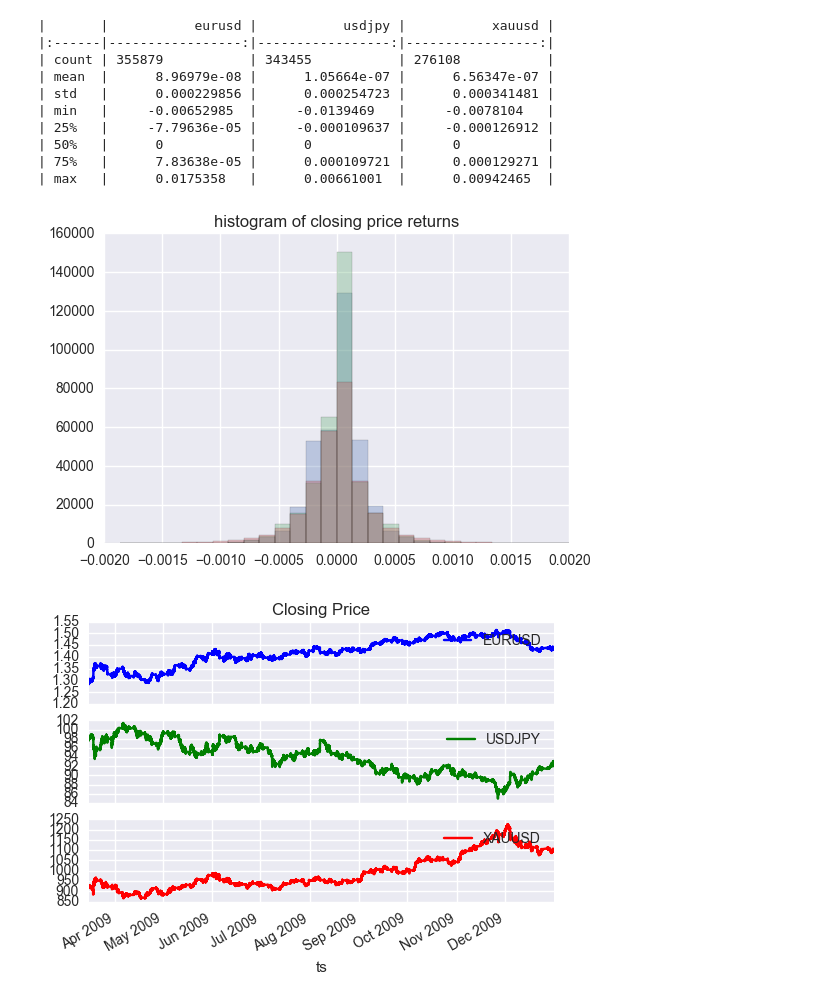
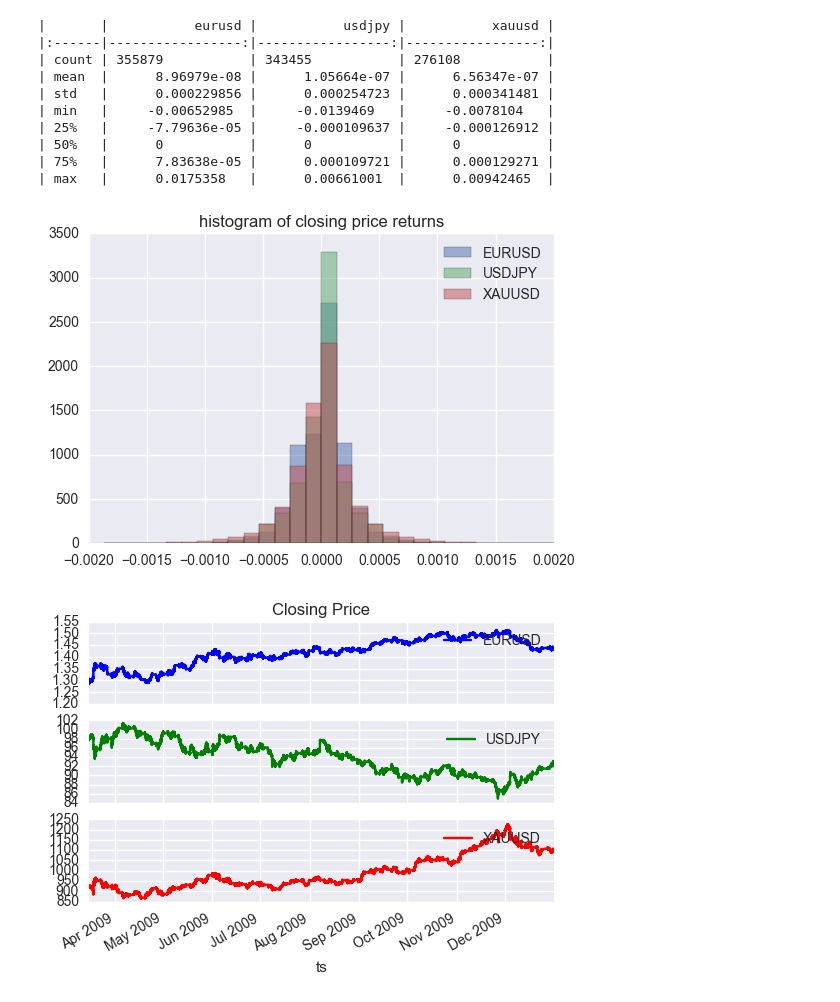
Before and after one commit to andrewwilson/mlnd_capstone, a Jupyter notebook: PrepareExtractsForReport.ipynb, the cells around one changed output. Drawn from its saved outputs; the diff is of its cells as text; code cells hidden in the pictures.

```diff
--- a/PrepareExtractsForReport.ipynb
+++ b/PrepareExtractsForReport.ipynb
@@ -154,13 +159,16 @@ print tabulate.tabulate(df, headers=df.columns, tablefmt='pipe')
 | 75%   |      7.83638e-05 |      0.000109721 |      0.000129271 |
 | max   |      0.0175358   |      0.00661001  |      0.00942465  |
 # %%
-eurusd_ret.hist(bins=30, range=(-.002,.002),alpha=0.3)
-usdjpy_ret.hist(bins=30, range=(-.002,.002),alpha=0.3)
-xauusd_ret.hist(bins=30, range=(-.002,.002),alpha=0.3)
+
+eurusd_ret.hist(bins=30, range=(-.002,.002),alpha=0.5, normed=True, label='EURUSD')
+usdjpy_ret.hist(bins=30, range=(-.002,.002),alpha=0.5, normed=True, label='USDJPY')
+xauusd_ret.hist(bins=30, range=(-.002,.002),alpha=0.5, normed=True, label='XAUUSD')
+
 plt.title('histogram of closing price returns')
+plt.legend()
 plt.savefig('reportresources/histo_of_closing_price-returns.png')
 # %% [output]
-[figure, old version]
+[figure, new version]
 # %%
 fig, ax = plt.subplots(3,1, sharex=True)
 eurusd.plot(ax=ax[0], label='EURUSD', style='b-')
```
Also changed, not shown: parts of 11 cells of this notebook, 4 other files.
